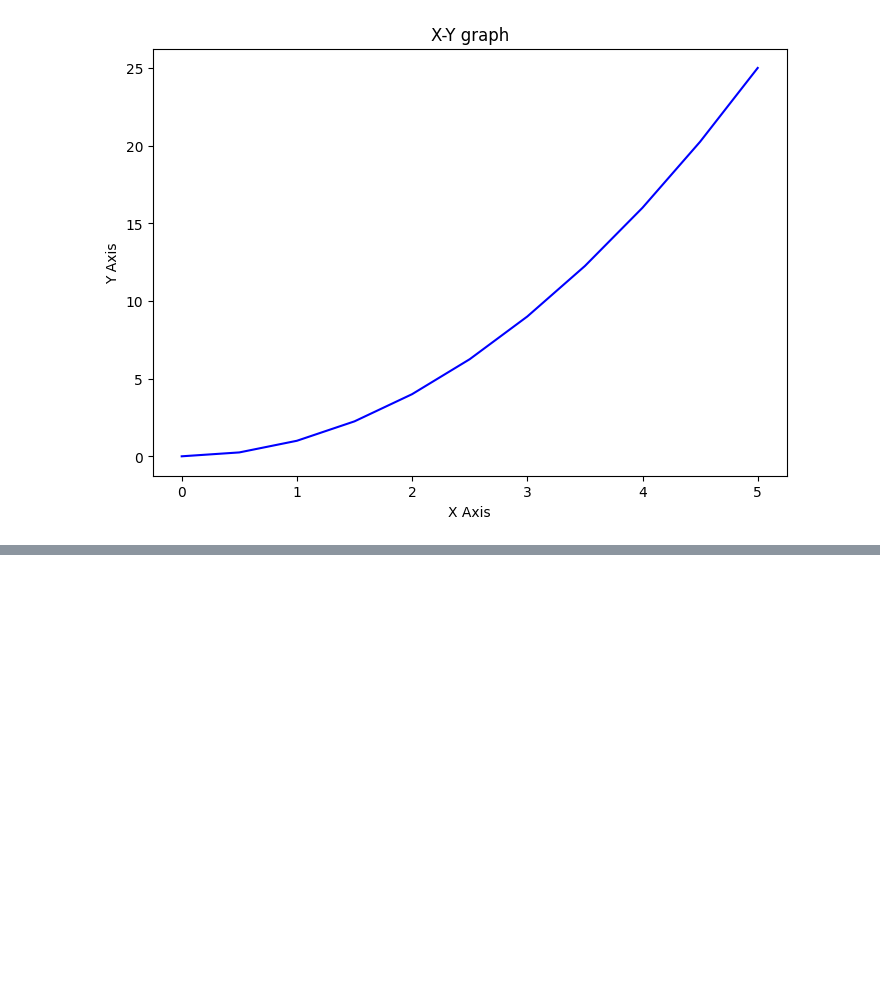
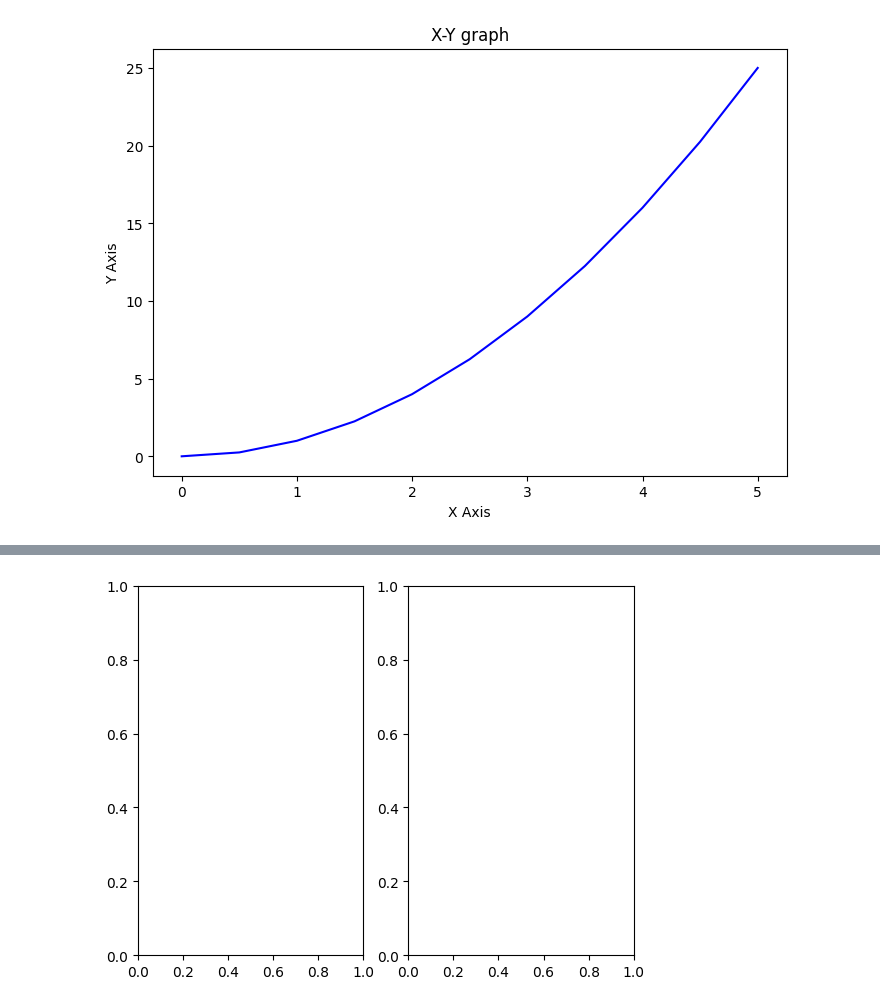
Before and after one commit to ashvikas23/DSL, a Jupyter notebook: prgm3.ipynb, the cells around one changed output, grey strips where cells are left out. Cells and saved outputs as stored; diff of their text form; code cells hidden in the pictures; blank space fills up the shorter version.

```diff
--- a/prgm3.ipynb
+++ b/prgm3.ipynb
@@ -41,0 +65,4 @@ Text(0.5, 1.0, 'X-Y graph')
+# %%
+fig,axes = plt.subplots(nrows=1,ncols=2)
+# %% [output]
+[figure, added]
```
Also changed, not shown: parts of 5 cells of this notebook.
